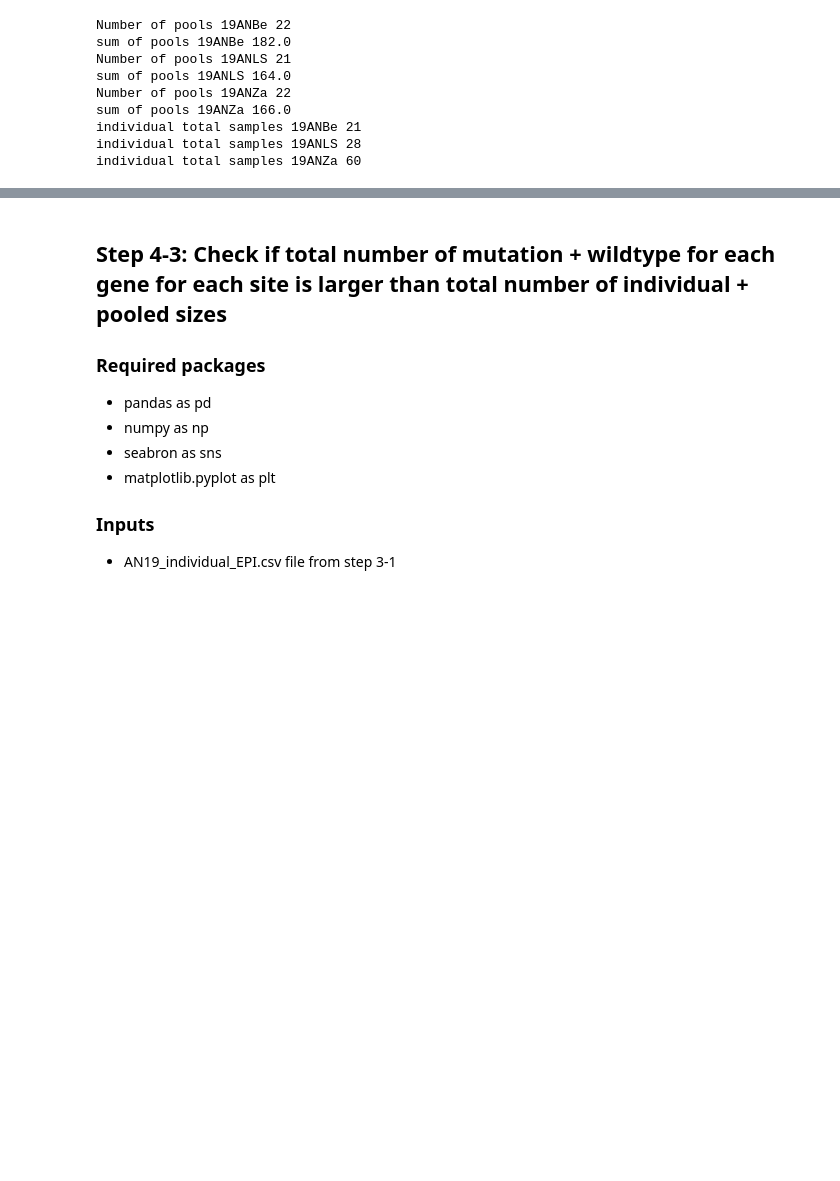
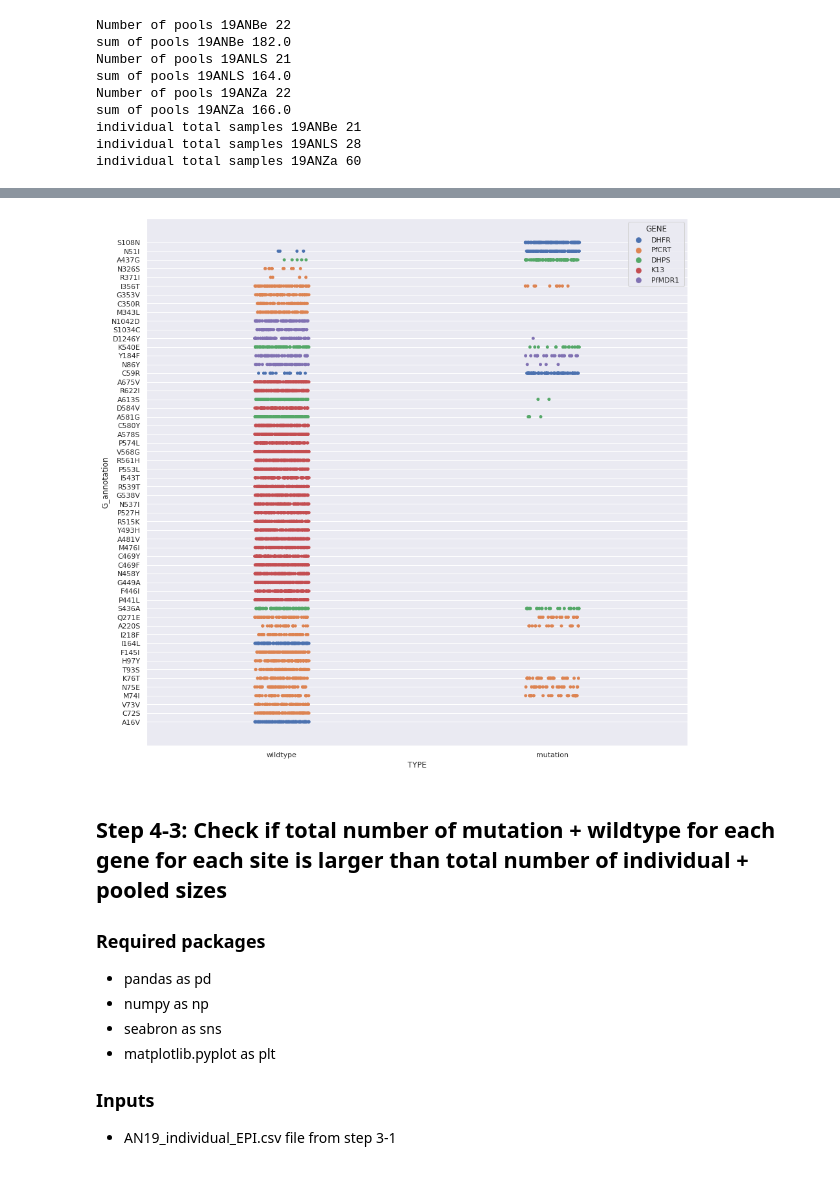
Before and after one commit to ohjeyy93/angola_report, a Jupyter notebook: combined_workflow_test1.ipynb, the cells around one changed output, grey strips where cells are left out. Cells and saved outputs as stored; diff of their text form; code cells hidden in the pictures; blank space fills up the shorter version.

```diff
--- a/combined_workflow_test1.ipynb
+++ b/combined_workflow_test1.ipynb
@@ -729,0 +760,76 @@ Plotting all SNPs categorized as wildtype or mutant using seaborn:
+# %%
+# Import dependencies
+
+import pandas as pd
+import numpy as np
+import seaborn as sns
+import matplotlib.pyplot as plt
+
+
+# Load data
+df = pd.read_csv("AN19_individual_LAB.csv")
+
+
+# Check dataframe is correct
+df.head()
+
+# Print number of rows and columns; confirm its longform data
+print('The number of rows, columns:', df.shape)
+print('') # add space
+
+# Count number of unique samples in data
+uniq = df['Sample']
+print('There are', uniq.nunique(), 'samples in this dataset.')
+print('') # add space
+
+# Check if there are any Null or NAs
+
+print('The number of null or NA values in data:')
+print(df.isnull().sum())
+print('') # add space
+
+# Sort data based on CODONS to ensure shown as ascending/descending in plot
+
+LS = df['G_annotation']  # Copy the full annotated SNPs into a new list called LS
+
+codon_num = [] # create an empty list
+
+# Loop through G_annotation list (LS) and strip first and last character
+for x in LS:
+    codon_num.append(int(x[1:-1]))  # IMPORTANTLY change from string to integer to allow num sorting
+    ## TODO: make this more pythonic and use rstrip() and lstrip().left()
+
+# Add the new Codon column to the current dataframe
+df['Codon'] = codon_num
+
+# Set seaborn plot style and size (NOTE: some plots will not be affected; see seaborn docs)
+
+#sns.set_style("whitegrid")
+
+# Set plot/figure size
+sns.set(rc = {'figure.figsize':(15,15)})
+
+print('Plotting all SNPs categorized as wildtype or mutant using seaborn:')
+
+# Plot as seaborn strippplot sorting by Codon # and then Gene in ascending order
+
+g= sns.stripplot(data=df.sort_values(by=['Sample','Codon'], ascending=True),
+               x="TYPE", y="G_annotation",
+                 hue="GENE")
+
+
+
+# Use catplot() to combine stripplot() and FacetGrid to further categorize data; below example is by Year
+
+# g= sns.catplot(data=df.sort_values(by=['GENE','Codon'], ascending=True),
+#                x="TYPE", y="G_annotation",
+#                hue="GENE", col="Year")
+
+##TODO:
+## Adjsust size for catplot, difficult to see as is. Need to look at seaborn docs.
+## Figure out why sorting is broken (might to do something with iteration of catplot()
+
+#Save dataframe to csv
+
+# df.to_csv('organized.csv')
+# %% [output]
@@ -730,3 +856,4 @@ Plotting all SNPs categorized as wildtype or mutant using seaborn:
+[figure, added]
 # %% [markdown]
 ## Step 4-3: Check if total number of mutation + wildtype for each gene for each site is larger than total number of individual + pooled sizes
 
```
Also changed, not shown: parts of 10 cells of this notebook.
